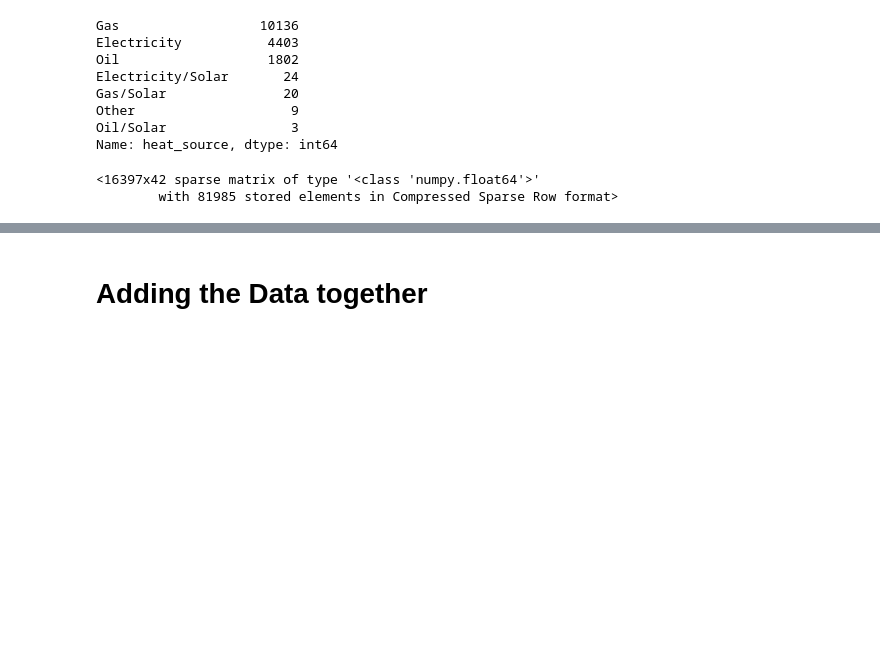
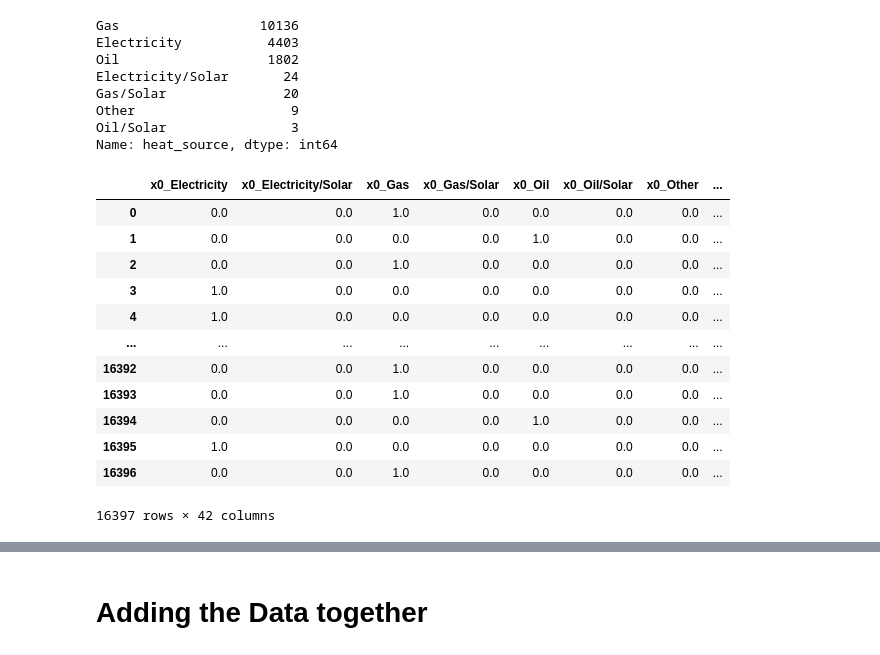
Before and after one commit to Mahmoudh22/Project_2_Housing_Predictor, a Jupyter notebook: Business and Data Understanding/3. Modeling.ipynb, the cells around one changed output, grey strips where cells are left out. Drawn from its saved outputs; the diff is of its cells as text; code cells hidden in the pictures; blank space fills up the shorter version.

```diff
--- a/Business and Data Understanding/3. Modeling.ipynb
+++ b/Business and Data Understanding/3. Modeling.ipynb
@@ -107,14 +115,27 @@ Oil/Solar                3
 Name: heat_source, dtype: int64
 # %%
 from sklearn.preprocessing import OneHotEncoder
-onehot_enc = OneHotEncoder()
+onehot_enc = OneHotEncoder(sparse=False)
 # heat source
 nominal_data = ['heat_source','sewer_system','state','waterfront','greenbelt']
 
 # tranforming the nomial subset
 X_nom_trans = onehot_enc.fit_transform(df[nominal_data])
 
-X_nom_trans
+X_norm = pd.DataFrame(X_nom_trans, columns = onehot_enc.get_feature_names())
-# %% [output]
-<16397x42 sparse matrix of type '<class 'numpy.float64'>'
-        with 81985 stored elements in Compressed Sparse Row format>
+# %%
+X_norm
+# %% [output]
+|  | x0_Electricity | x0_Electricity/Solar | x0_Gas | x0_Gas/Solar | x0_Oil | x0_Oil/Solar | x0_Other | ... |
+| 0 | 0.0 | 0.0 | 1.0 | 0.0 | 0.0 | 0.0 | 0.0 | ... |
+| 1 | 0.0 | 0.0 | 0.0 | 0.0 | 1.0 | 0.0 | 0.0 | ... |
+| 2 | 0.0 | 0.0 | 1.0 | 0.0 | 0.0 | 0.0 | 0.0 | ... |
+| 3 | 1.0 | 0.0 | 0.0 | 0.0 | 0.0 | 0.0 | 0.0 | ... |
+| 4 | 1.0 | 0.0 | 0.0 | 0.0 | 0.0 | 0.0 | 0.0 | ... |
+| ... | ... | ... | ... | ... | ... | ... | ... | ... |
+| 16392 | 0.0 | 0.0 | 1.0 | 0.0 | 0.0 | 0.0 | 0.0 | ... |
+| 16393 | 0.0 | 0.0 | 1.0 | 0.0 | 0.0 | 0.0 | 0.0 | ... |
+| 16394 | 0.0 | 0.0 | 0.0 | 0.0 | 1.0 | 0.0 | 0.0 | ... |
+| 16395 | 1.0 | 0.0 | 0.0 | 0.0 | 0.0 | 0.0 | 0.0 | ... |
+| 16396 | 0.0 | 0.0 | 1.0 | 0.0 | 0.0 | 0.0 | 0.0 | ... |
+16397 rows × 42 columns
```
Also changed, not shown: parts of 11 cells of this notebook, 1 other file.
